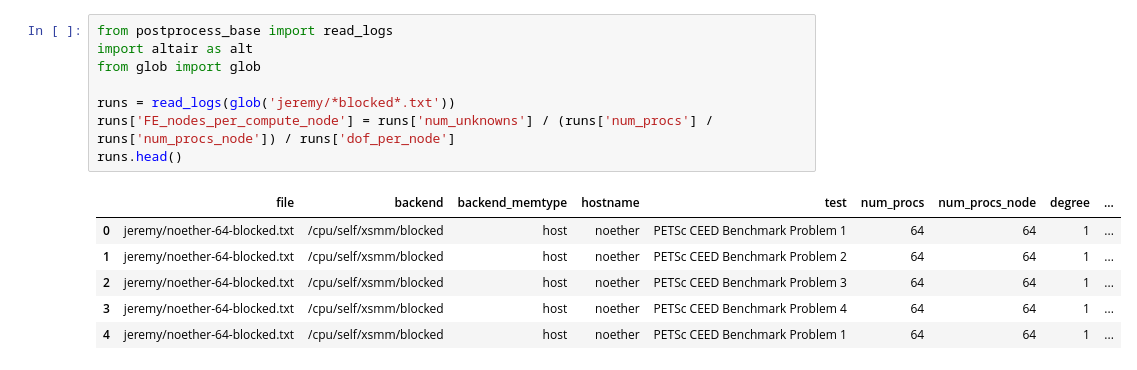
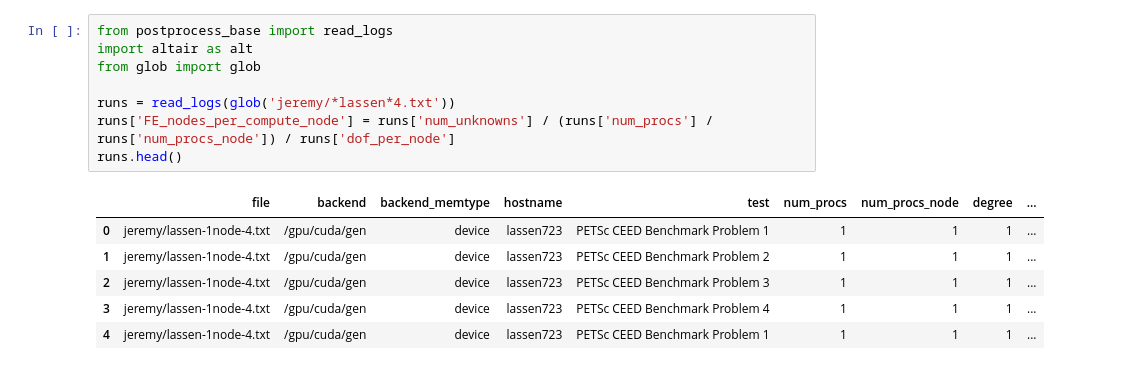
Before and after one commit to wence-/libCEED, a Jupyter notebook: benchmarks/postprocess_altair.ipynb, the cells around one changed output. Drawn from its saved outputs; the diff is of its cells as text.

```diff
--- a/benchmarks/postprocess_altair.ipynb
+++ b/benchmarks/postprocess_altair.ipynb
@@ -1,18 +1,18 @@
 # %%
 from postprocess_base import read_logs
 import altair as alt
 from glob import glob
 
-runs = read_logs(glob('jeremy/*blocked*.txt'))
+runs = read_logs(glob('jeremy/*lassen*4.txt'))
 runs['FE_nodes_per_compute_node'] = runs['num_unknowns'] / (runs['num_procs'] / runs['num_procs_node']) / runs['dof_per_node']
 runs.head()
 # %% [output]
 |  | file | backend | backend_memtype | hostname | test | num_procs | num_procs_node | degree | ... |
-| 0 | jeremy/noether-64-blocked.txt | /cpu/self/xsmm/blocked | host | noether | PETSc CEED Benchmark Problem 1 | 64 | 64 | 1 | ... |
-| 1 | jeremy/noether-64-blocked.txt | /cpu/self/xsmm/blocked | host | noether | PETSc CEED Benchmark Problem 2 | 64 | 64 | 1 | ... |
-| 2 | jeremy/noether-64-blocked.txt | /cpu/self/xsmm/blocked | host | noether | PETSc CEED Benchmark Problem 3 | 64 | 64 | 1 | ... |
-| 3 | jeremy/noether-64-blocked.txt | /cpu/self/xsmm/blocked | host | noether | PETSc CEED Benchmark Problem 4 | 64 | 64 | 1 | ... |
-| 4 | jeremy/noether-64-blocked.txt | /cpu/self/xsmm/blocked | host | noether | PETSc CEED Benchmark Problem 1 | 64 | 64 | 1 | ... |
+| 0 | jeremy/lassen-1node-4.txt | /gpu/cuda/gen | device | lassen723 | PETSc CEED Benchmark Problem 1 | 1 | 1 | 1 | ... |
+| 1 | jeremy/lassen-1node-4.txt | /gpu/cuda/gen | device | lassen723 | PETSc CEED Benchmark Problem 2 | 1 | 1 | 1 | ... |
+| 2 | jeremy/lassen-1node-4.txt | /gpu/cuda/gen | device | lassen723 | PETSc CEED Benchmark Problem 3 | 1 | 1 | 1 | ... |
+| 3 | jeremy/lassen-1node-4.txt | /gpu/cuda/gen | device | lassen723 | PETSc CEED Benchmark Problem 4 | 1 | 1 | 1 | ... |
+| 4 | jeremy/lassen-1node-4.txt | /gpu/cuda/gen | device | lassen723 | PETSc CEED Benchmark Problem 1 | 1 | 1 | 1 | ... |
 # %%
 highlight = alt.selection_single(
     on='mouseover',
```
Also changed, not shown: parts of 1 cell of this notebook, 6 other files.
